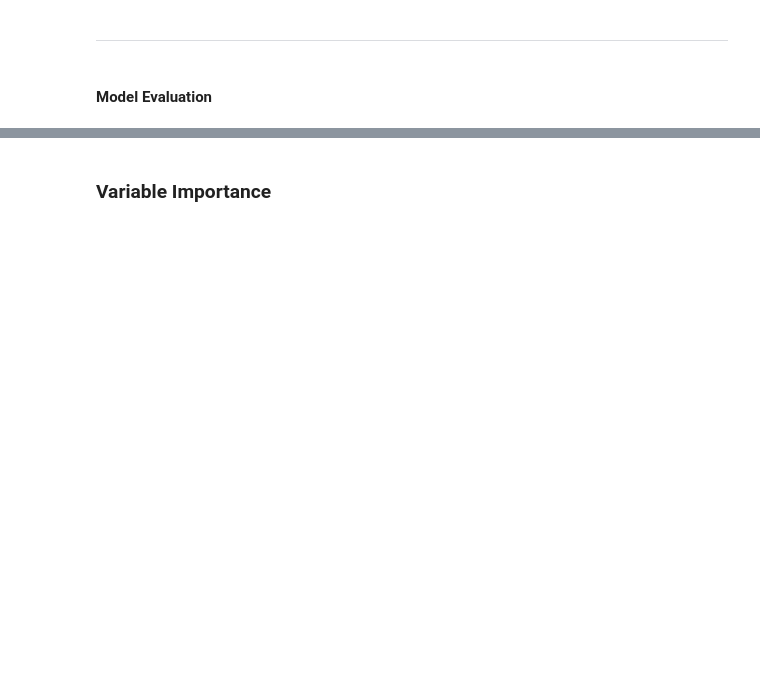
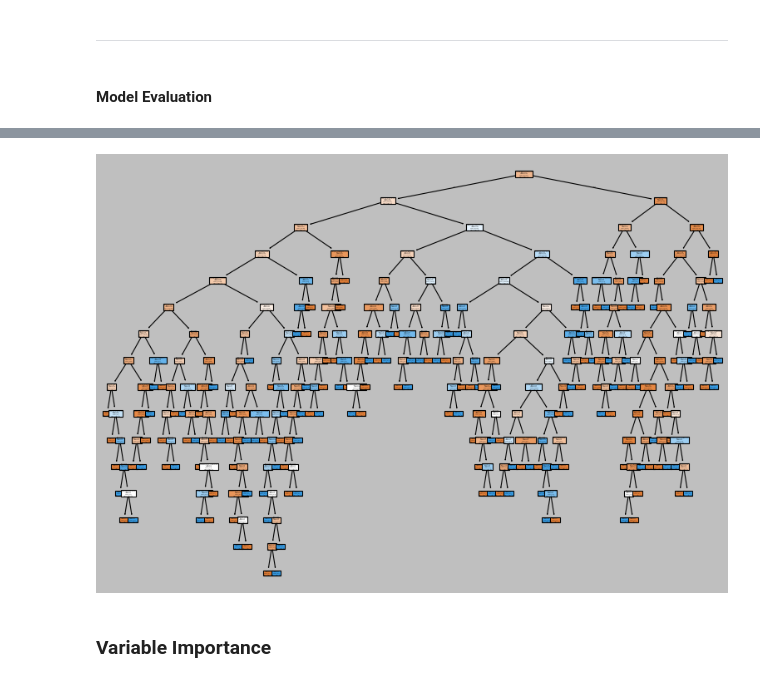
Before and after one commit to HitenDewangan/DataScience-AIML, a Jupyter notebook: Machine Learning/DecisionTree.ipynb, the cells around one changed output, grey strips where cells are left out. Saved outputs shown, nothing was run; the diff lists cells and outputs as text; code cells hidden in the pictures; blank space fills up the shorter version.

Commit message:
learning decision tree

```diff
--- a/Machine Learning/DecisionTree.ipynb
+++ b/Machine Learning/DecisionTree.ipynb
@@ -297,3 +321,20 @@ evaluate_train_model(dt_model)
+# %%
+from sklearn.tree import DecisionTreeClassifier, plot_tree
+import matplotlib.pyplot as plt
+
+# Assuming you have a trained DecisionTreeClassifier model named 'dt_model' and
+# your feature data is in a Pandas DataFrame named 'X'
+
+plt.figure(figsize=(12, 8))
+
+plot_tree(dt_model,
+          feature_names=X.columns,  # Replace X with your feature DataFrame
+          class_names=["Default_Yes", "Default_No"], # Replace with your class names if needed
+          filled=True)
+
+plt.show()
+# %% [output]
+[figure, added]
 # %% [markdown]
 ### Variable Importance
 # %%
```
Also changed, not shown: parts of 9 cells of this notebook.
